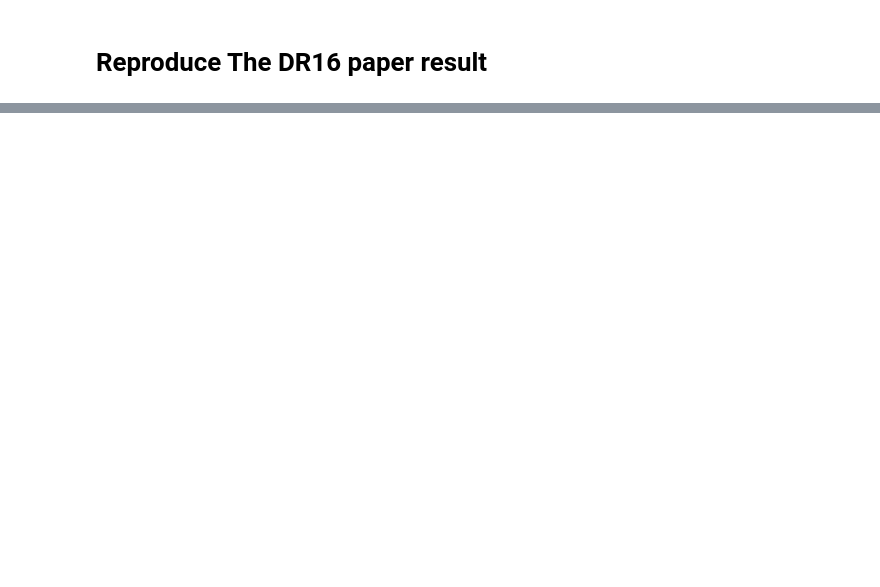
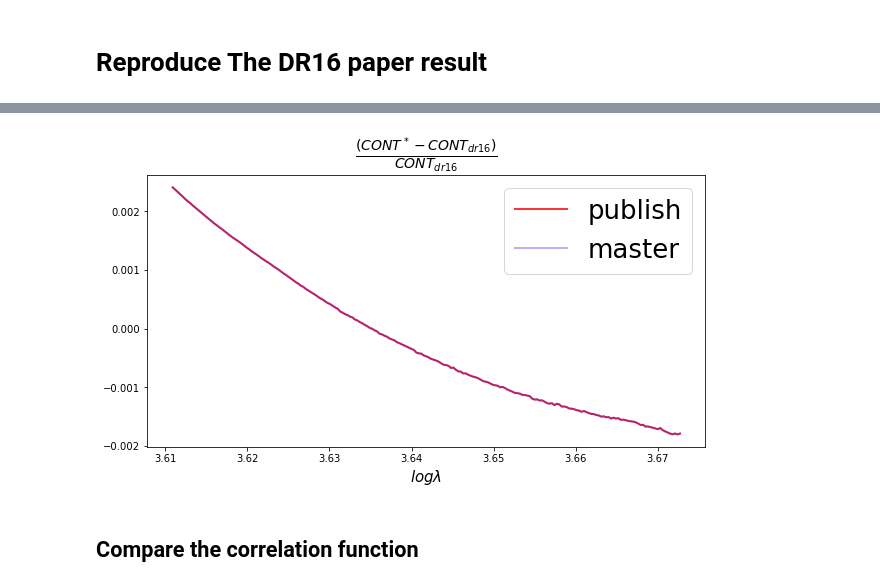
Before and after one commit to moonlovist/DR16-Reproduction, a Jupyter notebook: DR16 reproduce.ipynb, the cells around one changed output, grey strips where cells are left out. Saved outputs shown, nothing was run; the diff lists cells and outputs as text; code cells hidden in the pictures; blank space fills up the shorter version.

```diff
--- a/DR16 reproduce.ipynb
+++ b/DR16 reproduce.ipynb
@@ -55,0 +101,34 @@ sbatch $Reproduce_dr16/Scripts/export.batch
+# %%
+from fitsio import FITS
+import matplotlib.pyplot as plt
+import astropy.io.fits as pyfits
+import numpy as np
+import os
+from matplotlib.pyplot import rcParams
+import matplotlib._color_data as mcd
+import math
+rcParams['figure.figsize'] = 10, 5
+rcParams['lines.linewidth'] = 2
+rcParams['axes.labelsize'] = 15
+rcParams['legend.fontsize'] = 12
+# %%
+delta_publish_dir = '/global/cscratch1/sd/tanting/Result_hcd/Delta/Delta_data_rebins_3_publish/Delta_LYA/Delta/delta-100.fits.gz'
+delta_master_dir='/global/cscratch1/sd/tanting/Result_hcd/Delta/Delta_data_rebins_3_test/Delta_LYA/Delta/delta-100.fits.gz'
+delta_dr16_dir = '/global/cfs/cdirs/desi/science/lya/eboss_dr16/original_dr16_analysis/Delta_LYA/Delta/delta-100.fits.gz'
+
+delta_publish_file = FITS(delta_publish_dir)
+delta_master_file = FITS(delta_master_dir)
+delta_dr16_file = FITS(delta_dr16_dir)
+# %%
+name = '458396011'
+plt.figure()
+plt.title(r'$\frac{(CONT^*-CONT_{dr16})}{CONT_{dr16}}$',fontsize = 20)
+plt.plot(delta_publish_file[name]['LOGLAM'][:],(delta_publish_file[name]['CONT'][:] - delta_dr16_file[name]['CONT'][:])/delta_dr16_file[name]['CONT'][:],alpha = 0.8,color = 'red',label = 'publish')
+plt.plot(delta_publish_file[name]['LOGLAM'][:],(delta_master_file[name]['CONT'][:] - delta_dr16_file[name]['CONT'][:])/delta_dr16_file[name]['CONT'][:],alpha = 0.3,color = 'blue',label = 'master')
+plt.xlabel(r'$log\lambda$')
+plt.legend(fontsize = 26)
+plt.show()
+# %% [output]
+[figure, added]
+# %% [markdown]
+## Compare the correlation function
```
Also changed, not shown: parts of 37 cells of this notebook.
